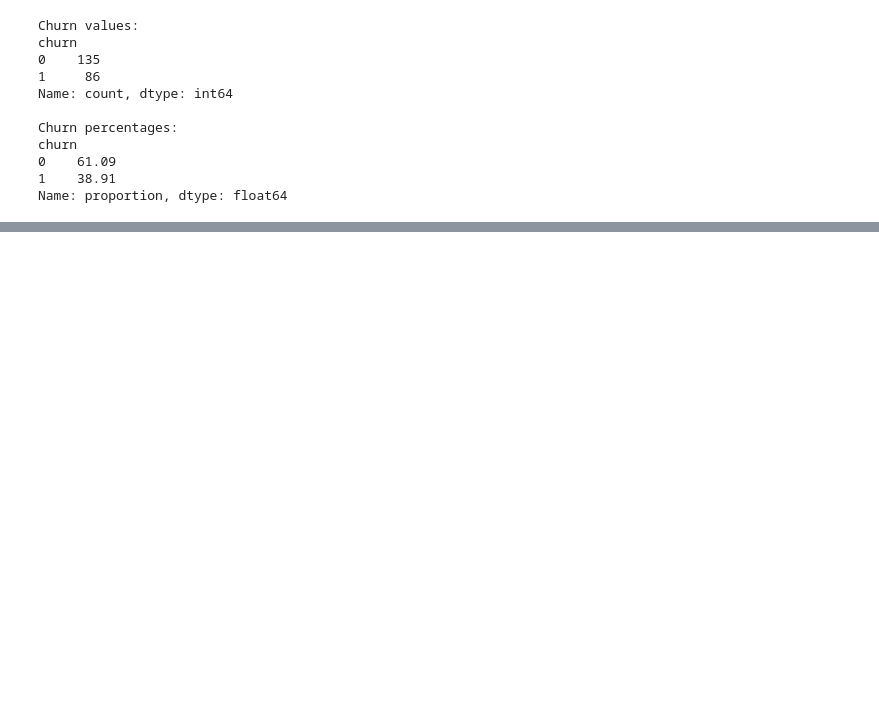
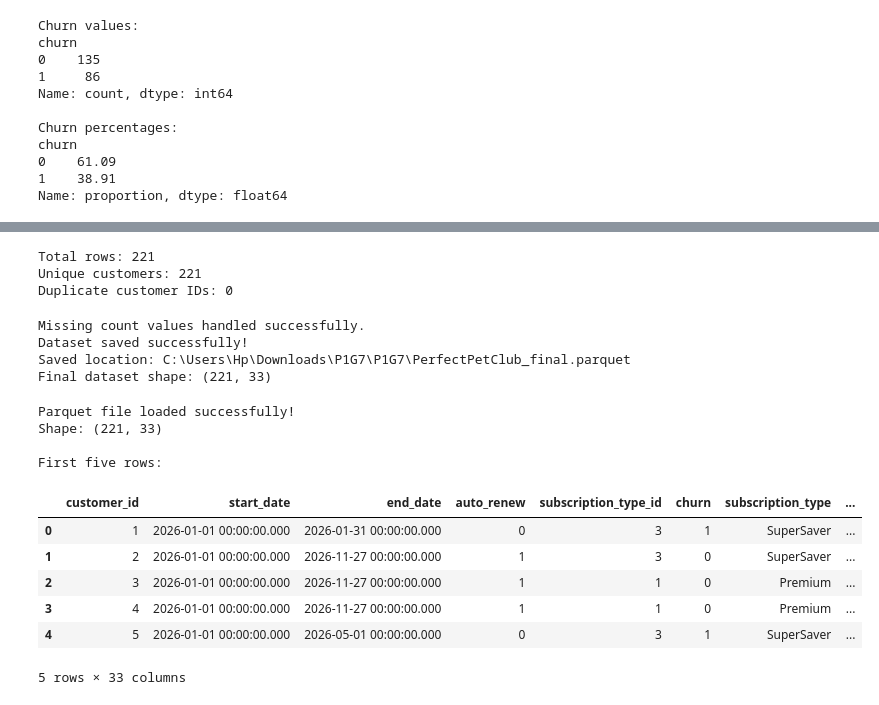
Before and after one commit to ashwinkumar1103/P1G7, a Jupyter notebook: ETLPipeline.ipynb, the cells around one changed output, grey strips where cells are left out. Saved outputs shown, nothing was run; the diff lists cells and outputs as text; code cells hidden in the pictures; blank space fills up the shorter version.

Commit message:
Added modular ETL functions and export final Parquet file

```diff
--- a/ETLPipeline.ipynb
+++ b/ETLPipeline.ipynb
@@ -1425,0 +1870,11 @@ Name: proportion, dtype: float64
+# %%
+print("Total rows:", len(test_result))
+print("Unique customers:", test_result["customer_id"].nunique())
+print(
+    "Duplicate customer IDs:",
+    test_result["customer_id"].duplicated().sum()
+)
+# %% [output]
+Total rows: 221
+Unique customers: 221
+Duplicate customer IDs: 0
@@ -1425,0 +1899,33 @@ Name: proportion, dtype: float64
+# %%
+final_df = transform_data(raw_data)
+
+saved_path = load_data(final_df)
+
+print("Final dataset shape:", final_df.shape)
+# %% [output]
+Missing count values handled successfully.
+Dataset saved successfully!
+Saved location: C:\Users\Hp\Downloads\P1G7\P1G7\PerfectPetClub_final.parquet
+Final dataset shape: (221, 33)
+# %%
+parquet_df = pd.read_parquet(
+    r"C:\Users\Hp\Downloads\P1G7\P1G7\PerfectPetClub_final.parquet"
+)
+
+print("Parquet file loaded successfully!")
+print("Shape:", parquet_df.shape)
+
+print("\nFirst five rows:")
+display(parquet_df.head())
+# %% [output]
+Parquet file loaded successfully!
+Shape: (221, 33)
+
+First five rows:
+|  | customer_id | start_date | end_date | auto_renew | subscription_type_id | churn | subscription_type | ... |
+| 0 | 1 | 2026-01-01 00:00:00.000 | 2026-01-31 00:00:00.000 | 0 | 3 | 1 | SuperSaver | ... |
+| 1 | 2 | 2026-01-01 00:00:00.000 | 2026-11-27 00:00:00.000 | 1 | 3 | 0 | SuperSaver | ... |
+| 2 | 3 | 2026-01-01 00:00:00.000 | 2026-11-27 00:00:00.000 | 1 | 1 | 0 | Premium | ... |
+| 3 | 4 | 2026-01-01 00:00:00.000 | 2026-11-27 00:00:00.000 | 1 | 1 | 0 | Premium | ... |
+| 4 | 5 | 2026-01-01 00:00:00.000 | 2026-05-01 00:00:00.000 | 0 | 3 | 1 | SuperSaver | ... |
+5 rows × 33 columns
```
Also changed, not shown: parts of 9 cells of this notebook.
